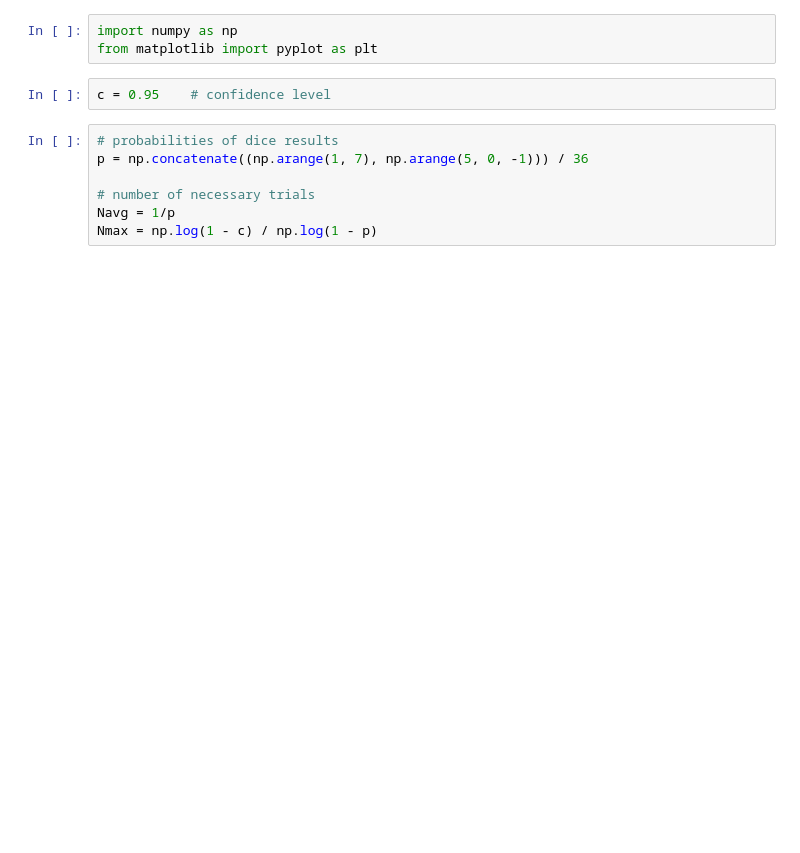
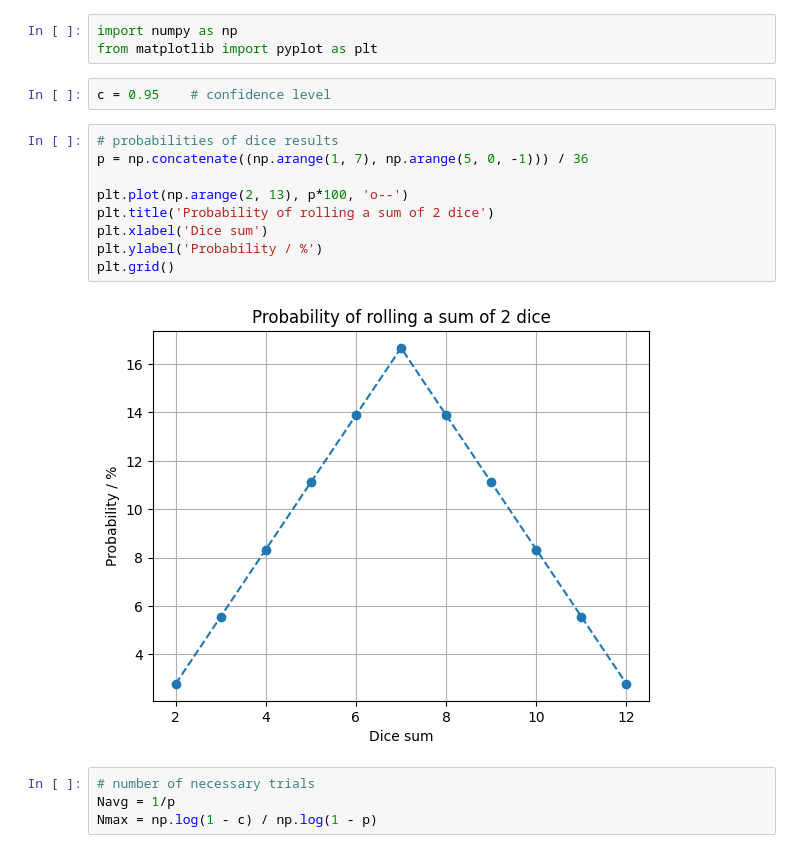
Before and after one commit to gerritnowald/boardgame-math, a Jupyter notebook: Quixx.ipynb, the cells around one changed output. Drawn from its saved outputs; the diff is of its cells as text; blank space fills up the shorter version.

```diff
--- a/Quixx.ipynb
+++ b/Quixx.ipynb
@@ -3,10 +3,18 @@ import numpy as np
 from matplotlib import pyplot as plt
 # %%
 c = 0.95    # confidence level
+# %%
+# probabilities of dice results
+p = np.concatenate((np.arange(1, 7), np.arange(5, 0, -1))) / 36
+
+plt.plot(np.arange(2, 13), p*100, 'o--')
+plt.title('Probability of rolling a sum of 2 dice')
+plt.xlabel('Dice sum')
+plt.ylabel('Probability / %')
+plt.grid()
+# %% [output]
+[figure, added]
 # %%
-# probabilities of dice results
-p = np.concatenate((np.arange(1, 7), np.arange(5, 0, -1))) / 36
-
 # number of necessary trials
 Navg = 1/p
 Nmax = np.log(1 - c) / np.log(1 - p)
```
Also changed, not shown: parts of 3 cells of this notebook.
